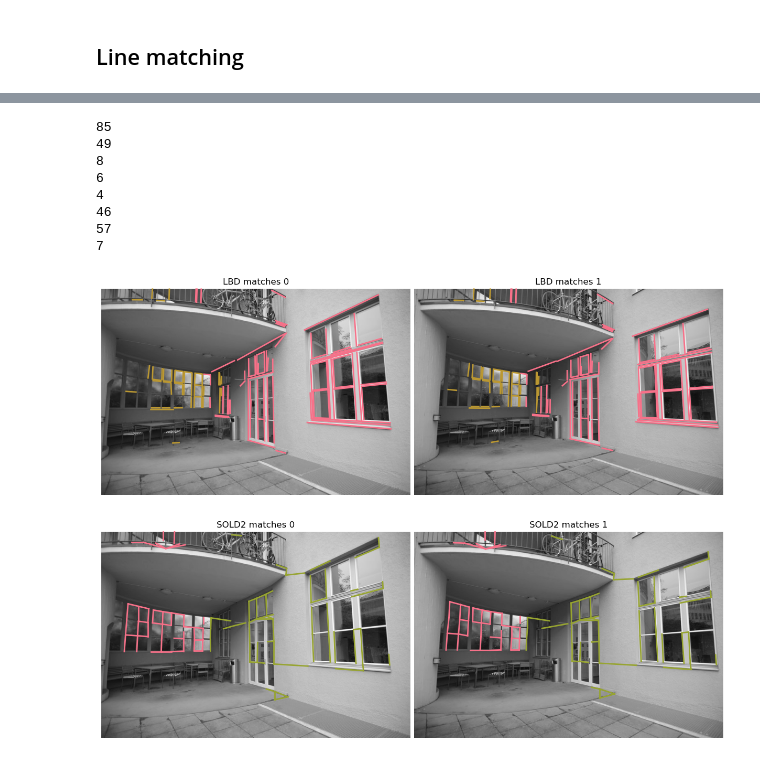
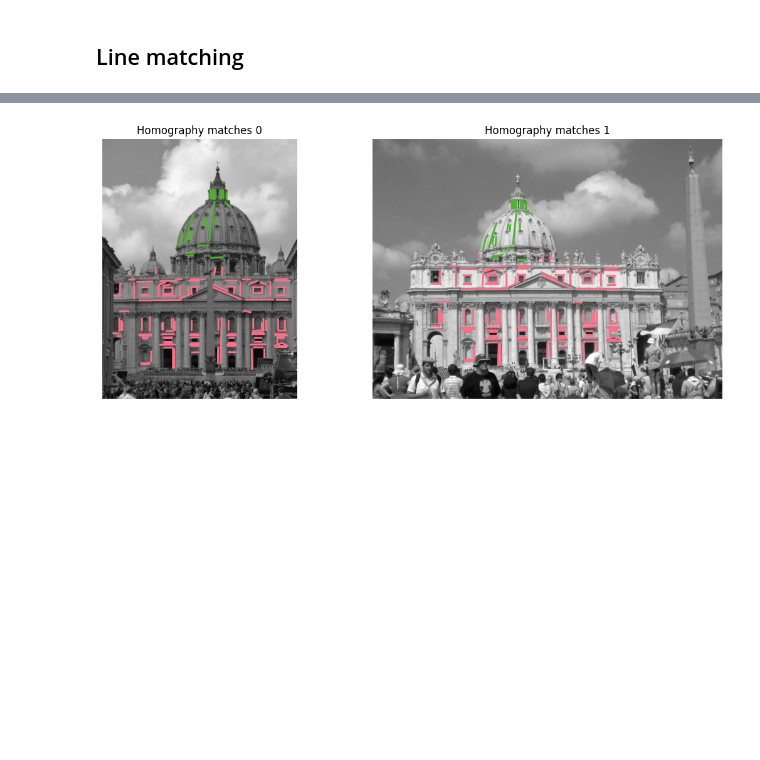
Before and after one commit to danini/robust-line-based-estimator, a Jupyter notebook: examples/multi_homograpy_from_lines.ipynb, the cells around one changed output, grey strips where cells are left out. Saved outputs shown, nothing was run; the diff lists cells and outputs as text; code cells hidden in the pictures; blank space fills up the shorter version.

```diff
--- a/examples/multi_homograpy_from_lines.ipynb
+++ b/examples/multi_homograpy_from_lines.ipynb
@@ -108,42 +88,19 @@ def find_homography_points(lines0, lines1, img1_size, img2_size, threshold = 3.0
     #        line_labeling[inliers] = model_number
 
     return homographies, line_labeling
-# %%
-if True:
-    m_lines0_lbd_inl = m_lines0_lbd[:, :, [1, 0]]
-    m_lines1_lbd_inl = m_lines1_lbd[:, :, [1, 0]]
-
-    homographies, labels = find_homography_points(m_lines0_lbd[:, :, [1, 0]], m_lines1_lbd[:, :, [1, 0]], img0.shape, img1.shape)
-    plot_images([img0, img1], ['LBD matches 0', 'LBD matches 1'])
-
-    n_homographies = max(labels)
-    colors = sns.color_palette('husl', n_colors=n_homographies + 1)
-
-    for label in range(n_homographies):
-        inliers = [index for index, element in enumerate(labels) if element == label]
-        plot_color_line_matches([m_lines0_lbd_inl[inliers], m_lines1_lbd_inl[inliers]], color = colors[label])
-
-if True:
-    m_lines0_sold2_inl = m_lines0_sold2[:, :, [1, 0]]
-    m_lines1_sold2_inl = m_lines1_sold2[:, :, [1, 0]]
-
-    homographies, labels = find_homography_points(m_lines0_sold2[:, :, [1, 0]], m_lines1_sold2[:, :, [1, 0]], img0.shape, img1.shape)
-    plot_images([img0, img1], ['SOLD2 matches 0', 'SOLD2 matches 1'])
-
-    n_homographies = max(labels)
-    colors = sns.color_palette('husl', n_colors=n_homographies + 1)
-
-    for label in range(n_homographies):
-        inliers = [index for index, element in enumerate(labels) if element == label]
-        plot_color_line_matches([m_lines0_sold2_inl[inliers], m_lines1_sold2_inl[inliers]], color = colors[label])
-# %% [output]
-85
-49
-8
-6
-4
-46
-57
-7
-[figure, removed]
-[figure, removed]
+# %%
+if True:
+    m_lines0_sg_inl = m_lines0_sg[:, :, [1, 0]]
+    m_lines1_sg_inl = m_lines1_sg[:, :, [1, 0]]
+
+    homographies, labels = find_homography_points(m_lines0_sg[:, :, [1, 0]], m_lines1_sg[:, :, [1, 0]], img0.shape, img1.shape)
+    plot_images([img0, img1], ['Homography matches 0', 'Homography matches 1'])
+
+    n_homographies = max(labels)
+    colors = sns.color_palette('husl', n_colors=n_homographies + 1)
+
+    for label in range(n_homographies):
+        inliers = [index for index, element in enumerate(labels) if element == label]
+        plot_color_line_matches([m_lines0_sg_inl[inliers], m_lines1_sg_inl[inliers]], colors = [colors[label]] * len(inliers))
+# %% [output]
+[figure, added]
```
Also changed, not shown: parts of 4 cells of this notebook, 11 other files.
